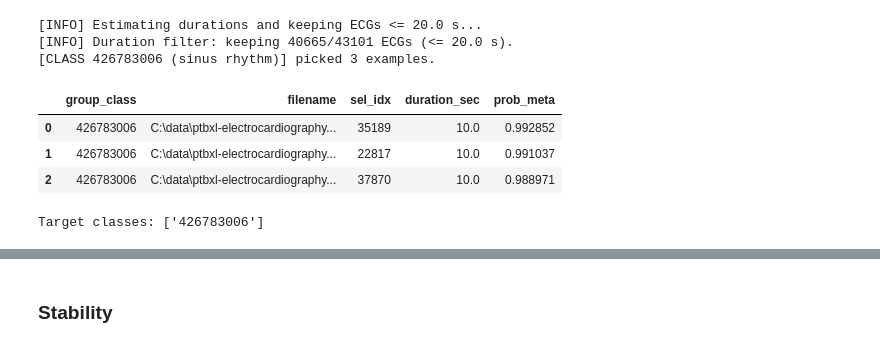
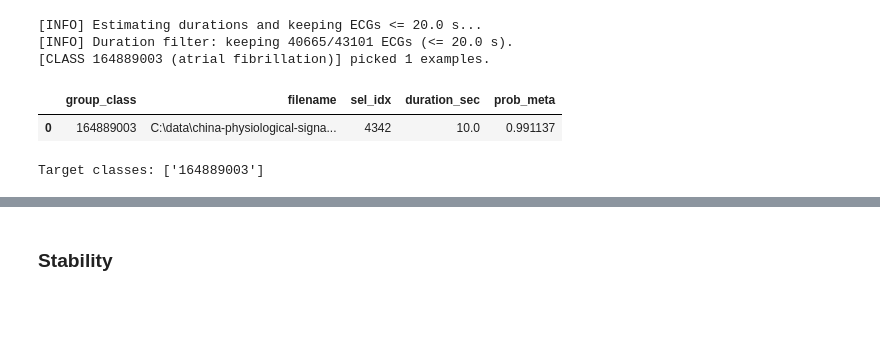
Before and after one commit to nareshwar/ecg-xai, a Jupyter notebook: notebook/ecg-xai.ipynb, the cells around one changed output, grey strips where cells are left out. Drawn from its saved outputs; the diff is of its cells as text; code cells hidden in the pictures; blank space fills up the shorter version.

```diff
--- a/notebook/ecg-xai.ipynb
+++ b/notebook/ecg-xai.ipynb
@@ -53,31 +56,29 @@ class_names = np.load(SNOMED_CLASSES_NPY, allow_pickle=True)
 # %%
 ecg_filenames = np.load("ecg_filenames.npy", allow_pickle=True)
 probs         = np.load("ecg_model_probs.npy")
 class_names   = np.load("snomed_classes.npy", allow_pickle=True)
 y_true        = np.load("ecg_y_true.npy")
 
 sel_df = build_selection_df_with_aliases(
     ecg_filenames=ecg_filenames,
     probs=probs,
     class_names=class_names,
     target_meta=TARGET_META,
     y_true=y_true,
-    k_per_class=3,
+    k_per_class=1,
     min_prob=0.85,
     max_duration_sec=20.0,
     duration_cache_path="ecg_durations.npy"
 )
 
 sel_df.to_csv("ecg_xai_sel_meta_p0.85_k5.csv", index=False)
 sel_df
 # %% [output]
 [INFO] Estimating durations and keeping ECGs <= 20.0 s...
 [INFO] Duration filter: keeping 40665/43101 ECGs (<= 20.0 s).
-[CLASS 426783006 (sinus rhythm)] picked 3 examples.
+[CLASS 164889003 (atrial fibrillation)] picked 1 examples.
 |  | group_class | filename | sel_idx | duration_sec | prob_meta |
-| 0 | 426783006 | C:\data\ptbxl-electrocardiography... | 35189 | 10.0 | 0.992852 |
-| 1 | 426783006 | C:\data\ptbxl-electrocardiography... | 22817 | 10.0 | 0.991037 |
-| 2 | 426783006 | C:\data\ptbxl-electrocardiography... | 37870 | 10.0 | 0.988971 |
+| 0 | 164889003 | C:\data\china-physiological-signa... | 4342 | 10.0 | 0.991137 |
 # %%
 target_classes = list(TARGET_META.keys())   # ["164889003", "426783006", "17338001"]
 
@@ -88,11 +89,11 @@ all_fused_payloads, df_lime_all, df_ts_all = run_fused_pipeline_for_classes(
     sel_df=sel_df,
     model=model,
     class_names=class_names,
-    max_examples_per_class=5,
+    max_examples_per_class=1,
     plot=False,
 )
 # %% [output]
-Target classes: ['426783006']
+Target classes: ['164889003']
 # %%
 df_eval_all = evaluate_all_payloads(
     all_payloads=all_fused_payloads,
```
Also changed, not shown: parts of 4 cells of this notebook, 4 other files.
